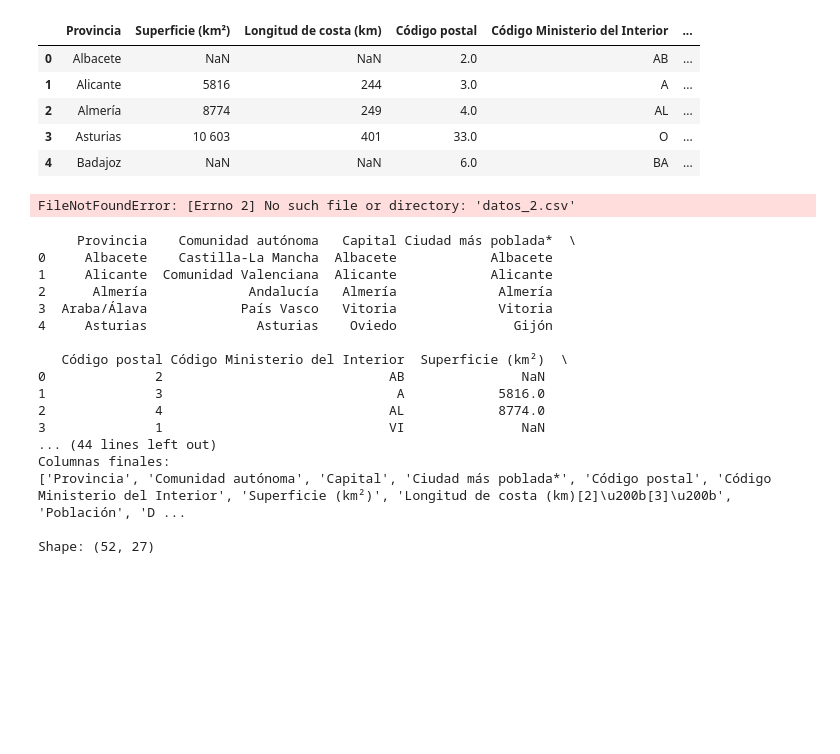
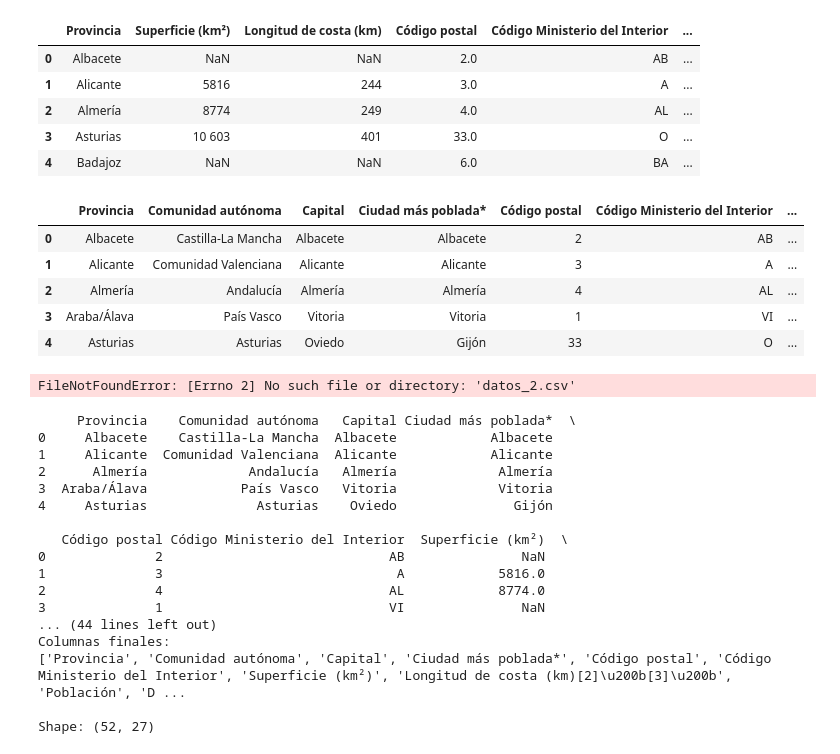
Before and after one commit to CarlosGoDo/Practica1-Tipologia-y-ciclo-de-vida-de-los-datos, a Jupyter notebook: src/test.ipynb, the cells around one changed output. Saved outputs shown, nothing was run; the diff lists cells and outputs as text; code cells hidden in the pictures; blank space fills up the shorter version.

```diff
--- a/src/test.ipynb
+++ b/src/test.ipynb
@@ -140,6 +140,15 @@ df.head(5)
 | 2 | Almería | 8774 | 249 | 4.0 | AL | ... |
 | 3 | Asturias | 10 603 | 401 | 33.0 | O | ... |
 | 4 | Badajoz | NaN | NaN | 6.0 | BA | ... |
+# %%
+pd.read_csv("datos_finales.csv").head(5)
+# %% [output]
+|  | Provincia | Comunidad autónoma | Capital | Ciudad más poblada* | Código postal | Código Ministerio del Interior | ... |
+| 0 | Albacete | Castilla-La Mancha | Albacete | Albacete | 2 | AB | ... |
+| 1 | Alicante | Comunidad Valenciana | Alicante | Alicante | 3 | A | ... |
+| 2 | Almería | Andalucía | Almería | Almería | 4 | AL | ... |
+| 3 | Araba/Álava | País Vasco | Vitoria | Vitoria | 1 | VI | ... |
+| 4 | Asturias | Asturias | Oviedo | Gijón | 33 | O | ... |
 # %%
 # import pandas as pd
 # import numpy as np
```
